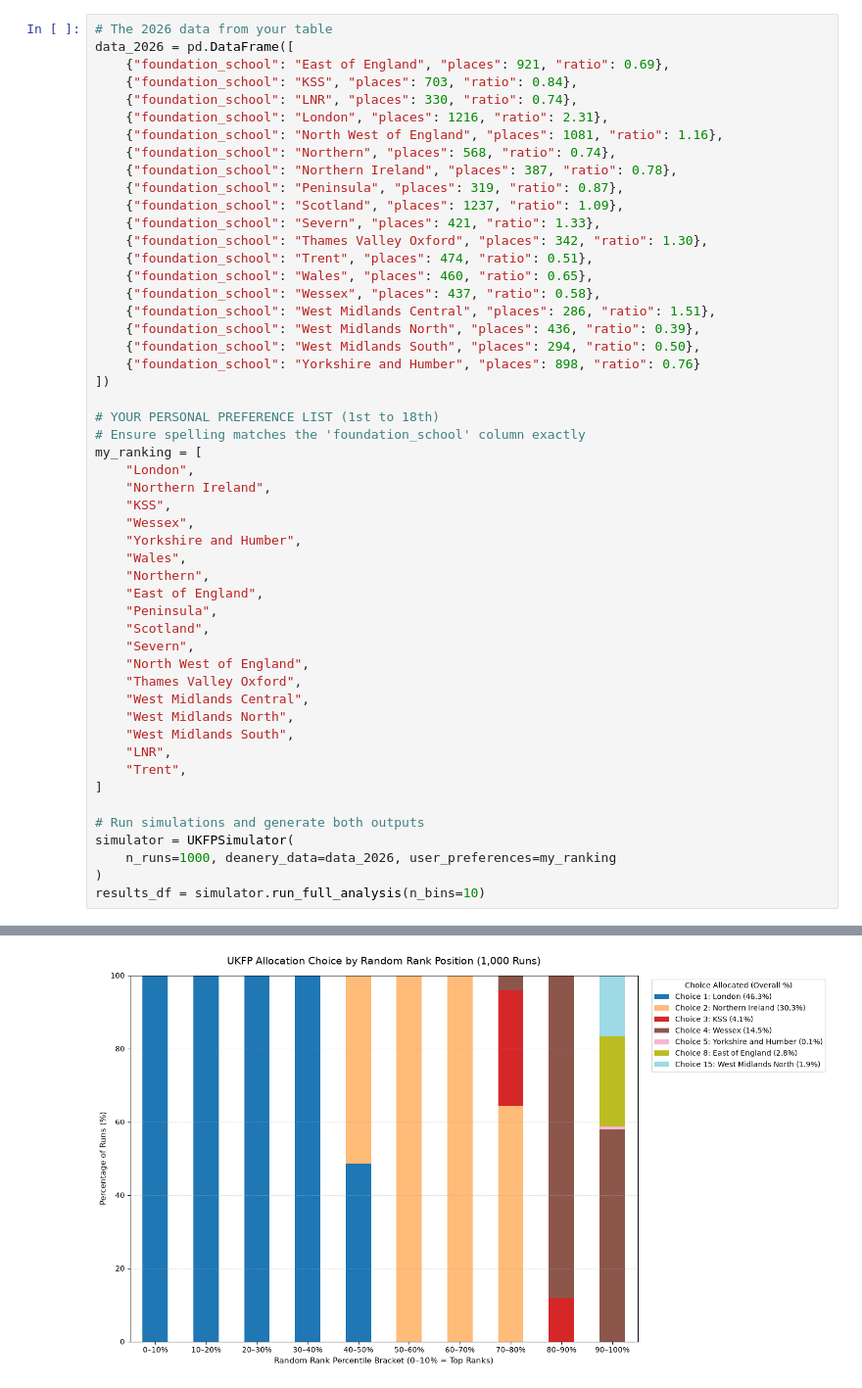
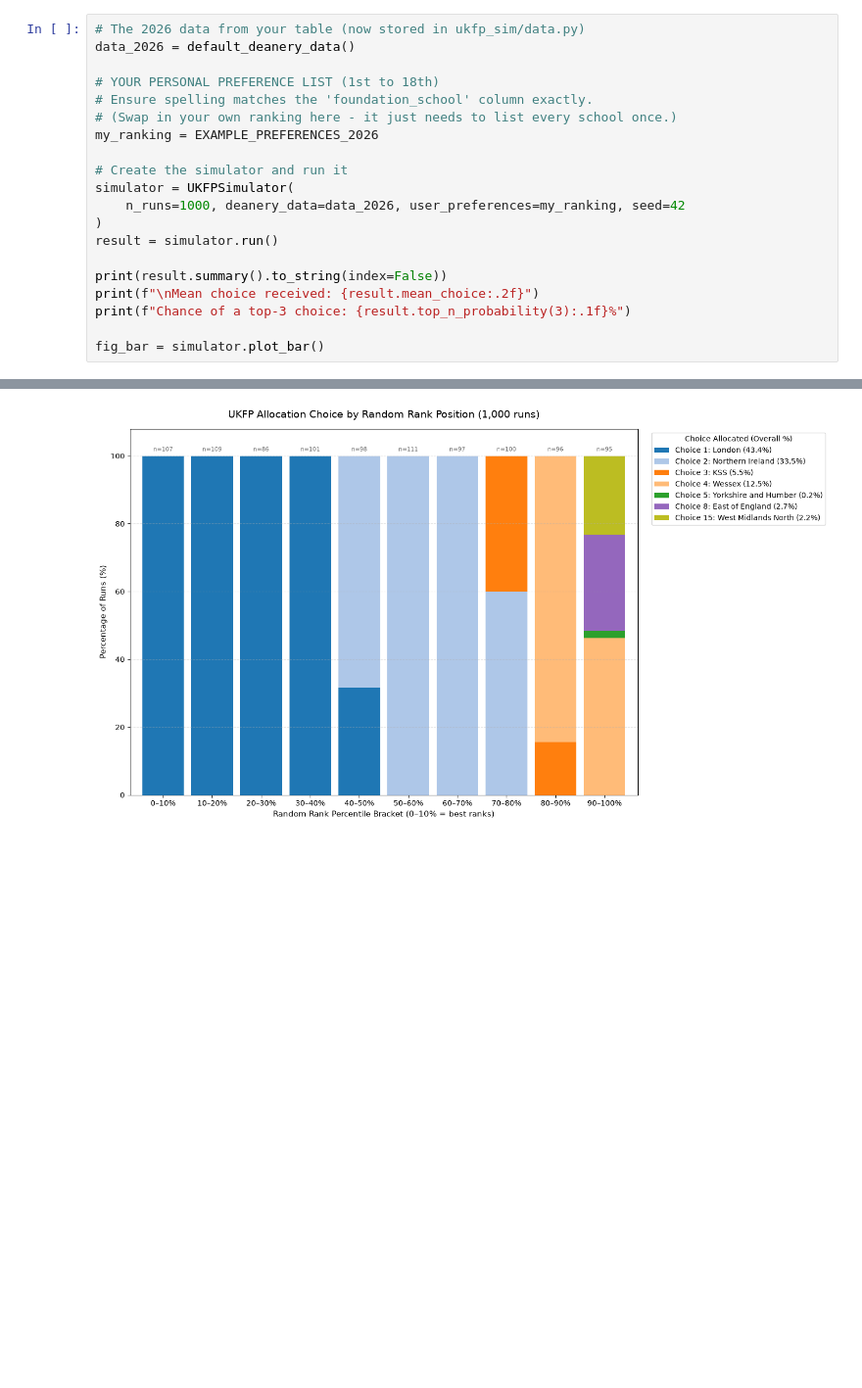
Before and after one commit to jakb2403/ukfpo-sim, a Jupyter notebook: ukfp_sim.ipynb, the cells around one changed output, grey strips where cells are left out. Shown at 98% size. Drawn from its saved outputs; the diff is of its cells as text; blank space fills up the shorter version.

Commit message:
Modularise simulator and add app frontend

```diff
--- a/ukfp_sim.ipynb
+++ b/ukfp_sim.ipynb
@@ -300,52 +6,21 @@ class UKFPSimulator:
 # %%
-# The 2026 data from your table
-data_2026 = pd.DataFrame([
-    {"foundation_school": "East of England", "places": 921, "ratio": 0.69},
-    {"foundation_school": "KSS", "places": 703, "ratio": 0.84},
-    {"foundation_school": "LNR", "places": 330, "ratio": 0.74},
-    {"foundation_school": "London", "places": 1216, "ratio": 2.31},
-    {"foundation_school": "North West of England", "places": 1081, "ratio": 1.16},
-    {"foundation_school": "Northern", "places": 568, "ratio": 0.74},
-    {"foundation_school": "Northern Ireland", "places": 387, "ratio": 0.78},
-    {"foundation_school": "Peninsula", "places": 319, "ratio": 0.87},
-    {"foundation_school": "Scotland", "places": 1237, "ratio": 1.09},
-    {"foundation_school": "Severn", "places": 421, "ratio": 1.33},
-    {"foundation_school": "Thames Valley Oxford", "places": 342, "ratio": 1.30},
-    {"foundation_school": "Trent", "places": 474, "ratio": 0.51},
-    {"foundation_school": "Wales", "places": 460, "ratio": 0.65},
-    {"foundation_school": "Wessex", "places": 437, "ratio": 0.58},
-    {"foundation_school": "West Midlands Central", "places": 286, "ratio": 1.51},
-    {"foundation_school": "West Midlands North", "places": 436, "ratio": 0.39},
-    {"foundation_school": "West Midlands South", "places": 294, "ratio": 0.50},
-    {"foundation_school": "Yorkshire and Humber", "places": 898, "ratio": 0.76}
-])
+# The 2026 data from your table (now stored in ukfp_sim/data.py)
+data_2026 = default_deanery_data()
 
 # YOUR PERSONAL PREFERENCE LIST (1st to 18th)
-# Ensure spelling matches the 'foundation_school' column exactly
-my_ranking = [
-    "London",
-    "Northern Ireland",
-    "KSS",
-    "Wessex",
-    "Yorkshire and Humber",
-    "Wales",
-    "Northern",
-    "East of England",
-    "Peninsula",
-    "Scotland",
-    "Severn",
-    "North West of England",
-    "Thames Valley Oxford",
-    "West Midlands Central",
-    "West Midlands North",
-    "West Midlands South",
-    "LNR",
-    "Trent",
-]
+# Ensure spelling matches the 'foundation_school' column exactly.
+# (Swap in your own ranking here - it just needs to list every school once.)
+my_ranking = EXAMPLE_PREFERENCES_2026
 
-# Run simulations and generate both outputs
+# Create the simulator and run it
 simulator = UKFPSimulator(
-    n_runs=1000, deanery_data=data_2026, user_preferences=my_ranking
+    n_runs=1000, deanery_data=data_2026, user_preferences=my_ranking, seed=42
 )
-results_df = simulator.run_full_analysis(n_bins=10)
+result = simulator.run()
+
+print(result.summary().to_string(index=False))
+print(f"\nMean choice received: {result.mean_choice:.2f}")
+print(f"Chance of a top-3 choice: {result.top_n_probability(3):.1f}%")
+
+fig_bar = simulator.plot_bar()
 # %% [output]
@@ -370,2 +44,2 @@ Preference #     Foundation School Overall Probability (%)
-[figure, old version]
+[figure, new version]
 # %%
```
Also changed, not shown: parts of 4 cells of this notebook, 12 other files.
